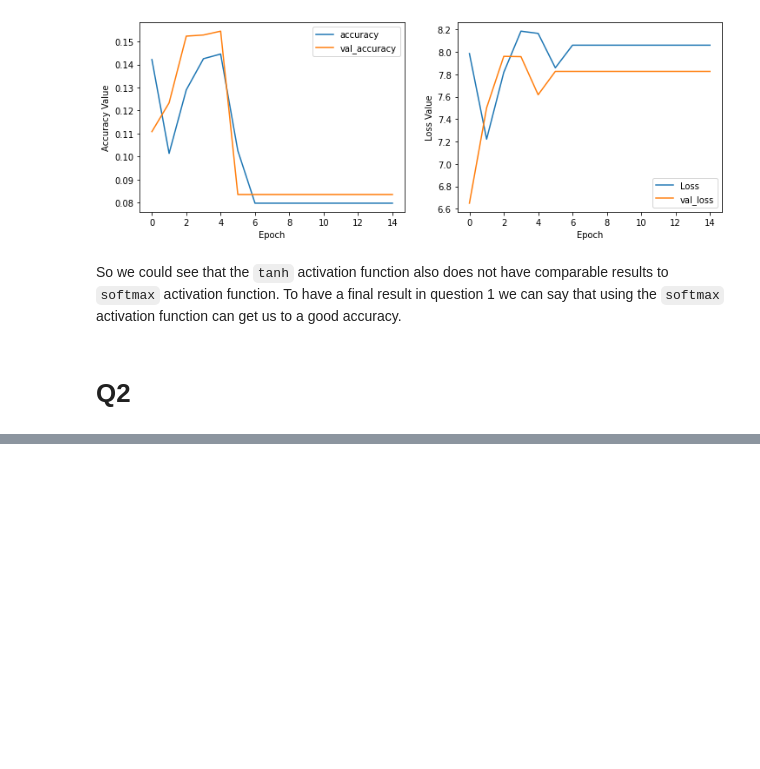
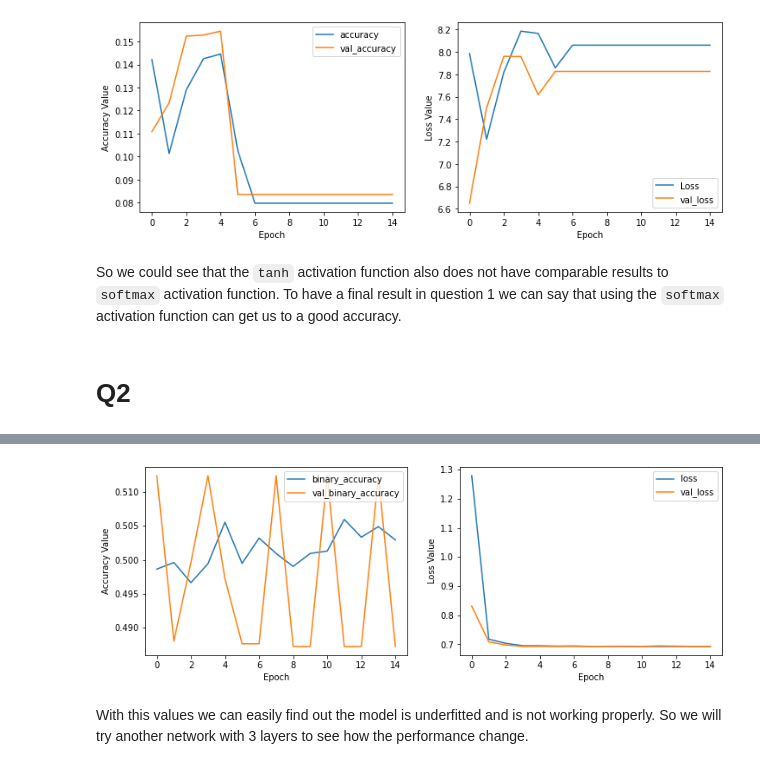
Before and after one commit to amindadgar/Machine-Learning, a Jupyter notebook: HW4/main.ipynb, the cells around one changed output, grey strips where cells are left out. Saved outputs shown, nothing was run; the diff lists cells and outputs as text; code cells hidden in the pictures; blank space fills up the shorter version.

```diff
--- a/HW4/main.ipynb
+++ b/HW4/main.ipynb
@@ -395,0 +458,5 @@ So we could see that the `tanh` activation function also does not have comparabl
+# %%
+x_train = modify_dataset(x_train)
+x_test = modify_dataset(x_test)
+
+x_train.shape, x_test.shape
@@ -395,0 +475,7 @@ So we could see that the `tanh` activation function also does not have comparabl
+# %%
+model_imdb = keras.Sequential()
+model_imdb.add(keras.layers.Dense(2500, activation='softmax', input_shape=(2500, )))
+model_imdb.add(keras.layers.Dense(1, activation='relu', input_shape=(2500, )))
+
+
+model_imdb.summary()
@@ -395,0 +496,13 @@ So we could see that the `tanh` activation function also does not have comparabl
+# %%
+model_imdb.compile(optimizer=tf.keras.optimizers.Adam(learning_rate=1e-3),
+              loss=tf.keras.losses.BinaryCrossentropy(),
+              metrics=[tf.keras.metrics.BinaryAccuracy(),
+                       tf.keras.metrics.FalseNegatives()], )
+# %%
+history_model_imdb = model_imdb.fit(
+    x_train ,
+    y_train,
+    batch_size=32,
+    epochs=15,
+    validation_split=0.1
+)
@@ -395,0 +527,8 @@ So we could see that the `tanh` activation function also does not have comparabl
+# %%
+plot_history(history_model_imdb,
+             ax1_keys=['binary_accuracy', 'val_binary_accuracy'],
+             ax2_keys=['loss', 'val_loss'])
+# %% [output]
+[figure, added]
+# %% [markdown]
+With this values we can easily find out the model is underfitted and is not working properly. So we will try another network with 3 layers to see how the performance change.
```
Also changed, not shown: parts of 34 cells of this notebook.
